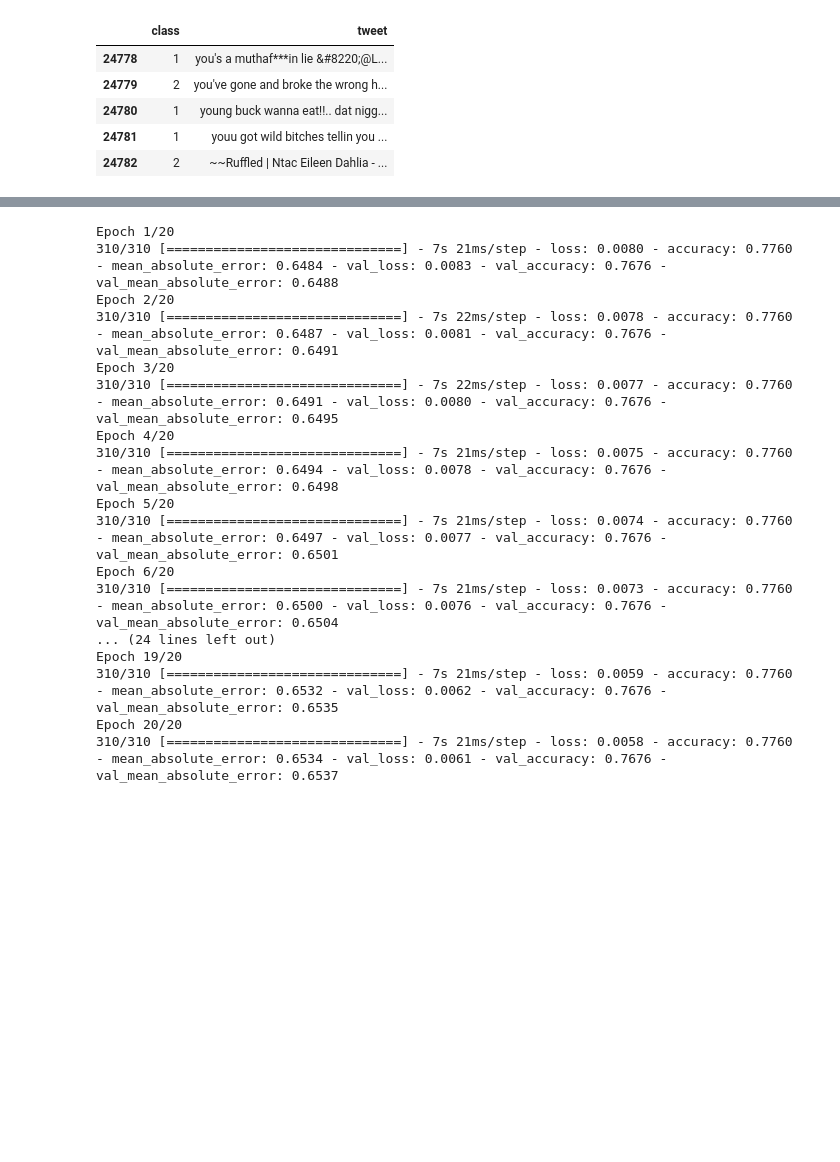
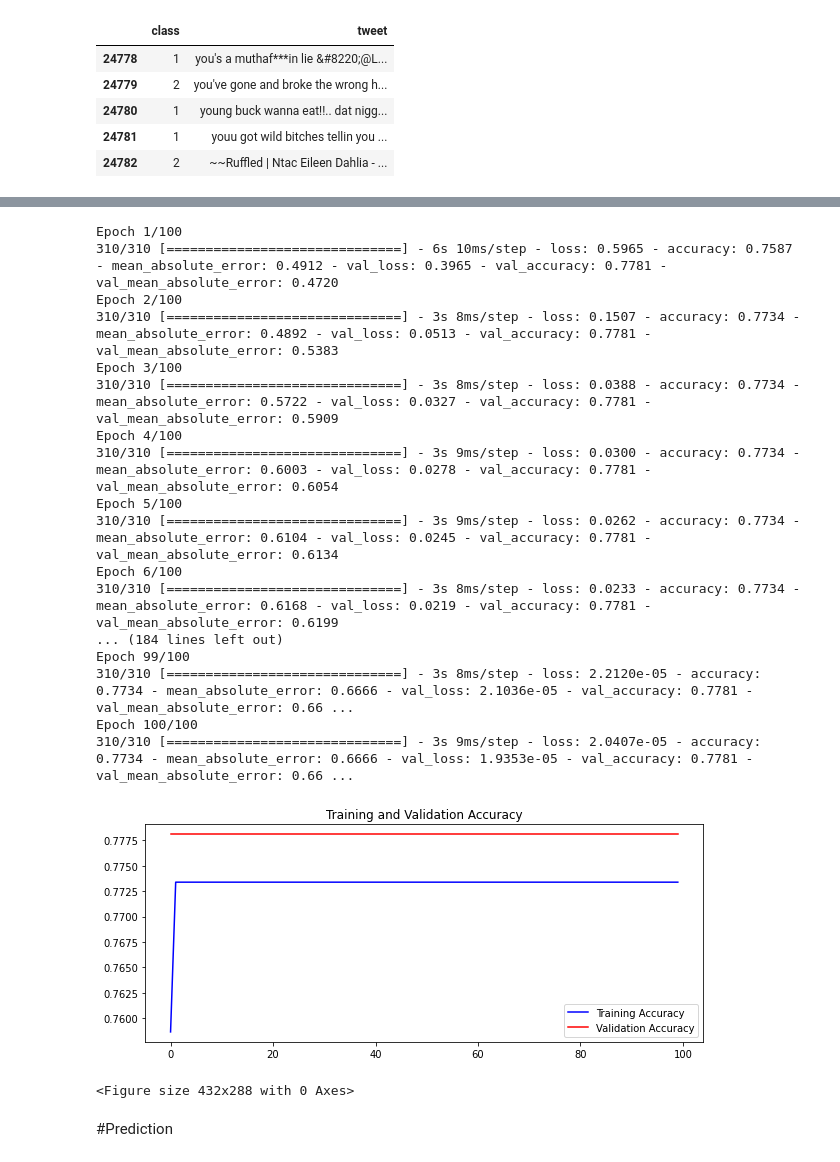
Before and after one commit to Nanangk/Hate_Speech_Detection_on_Tweet, a Jupyter notebook: Hate_Speech_Detection.ipynb, the cells around one changed output, grey strips where cells are left out. Cells and saved outputs as stored; diff of their text form; code cells hidden in the pictures; blank space fills up the shorter version.

```diff
--- a/Hate_Speech_Detection.ipynb
+++ b/Hate_Speech_Detection.ipynb
@@ -69,29 +123,49 @@ model = tf.keras.Sequential([
 # %%
 #compile model
 model.compile(loss='kl_divergence',
-              optimizer=tf.keras.optimizers.Adadelta(learning_rate=0.001),
+              optimizer=tf.keras.optimizers.Adam(learning_rate=1e-5),
               metrics=['accuracy',tf.keras.metrics.MeanAbsoluteError()])
 # %%
 #training model
 
-history = model.fit(padded_latih, categori_train, epochs=20, batch_size=64,
+mymodel = model.fit(padded_latih, categori_train, epochs=100, batch_size=64,
                     validation_data=(padded_test, categori_test),
                     verbose=1)
 # %% [output]
-Epoch 1/20
-310/310 [==============================] - 7s 21ms/step - loss: 0.0080 - accuracy: 0.7760 - mean_absolute_error: 0.6484 - val_loss: 0.0083 - val_accuracy: 0.7676 - val_mean_absolute_error: 0.6488
-Epoch 2/20
-310/310 [==============================] - 7s 22ms/step - loss: 0.0078 - accuracy: 0.7760 - mean_absolute_error: 0.6487 - val_loss: 0.0081 - val_accuracy: 0.7676 - val_mean_absolute_error: 0.6491
-Epoch 3/20
-310/310 [==============================] - 7s 22ms/step - loss: 0.0077 - accuracy: 0.7760 - mean_absolute_error: 0.6491 - val_loss: 0.0080 - val_accuracy: 0.7676 - val_mean_absolute_error: 0.6495
-Epoch 4/20
-310/310 [==============================] - 7s 21ms/step - loss: 0.0075 - accuracy: 0.7760 - mean_absolute_error: 0.6494 - val_loss: 0.0078 - val_accuracy: 0.7676 - val_mean_absolute_error: 0.6498
-Epoch 5/20
-310/310 [==============================] - 7s 21ms/step - loss: 0.0074 - accuracy: 0.7760 - mean_absolute_error: 0.6497 - val_loss: 0.0077 - val_accuracy: 0.7676 - val_mean_absolute_error: 0.6501
-Epoch 6/20
-310/310 [==============================] - 7s 21ms/step - loss: 0.0073 - accuracy: 0.7760 - mean_absolute_error: 0.6500 - val_loss: 0.0076 - val_accuracy: 0.7676 - val_mean_absolute_error: 0.6504
-... (24 lines left out)
-Epoch 19/20
-310/310 [==============================] - 7s 21ms/step - loss: 0.0059 - accuracy: 0.7760 - mean_absolute_error: 0.6532 - val_loss: 0.0062 - val_accuracy: 0.7676 - val_mean_absolute_error: 0.6535
-Epoch 20/20
-310/310 [==============================] - 7s 21ms/step - loss: 0.0058 - accuracy: 0.7760 - mean_absolute_error: 0.6534 - val_loss: 0.0061 - val_accuracy: 0.7676 - val_mean_absolute_error: 0.6537
+Epoch 1/100
+310/310 [==============================] - 6s 10ms/step - loss: 0.5965 - accuracy: 0.7587 - mean_absolute_error: 0.4912 - val_loss: 0.3965 - val_accuracy: 0.7781 - val_mean_absolute_error: 0.4720
+Epoch 2/100
+310/310 [==============================] - 3s 8ms/step - loss: 0.1507 - accuracy: 0.7734 - mean_absolute_error: 0.4892 - val_loss: 0.0513 - val_accuracy: 0.7781 - val_mean_absolute_error: 0.5383
+Epoch 3/100
+310/310 [==============================] - 3s 8ms/step - loss: 0.0388 - accuracy: 0.7734 - mean_absolute_error: 0.5722 - val_loss: 0.0327 - val_accuracy: 0.7781 - val_mean_absolute_error: 0.5909
+Epoch 4/100
+310/310 [==============================] - 3s 9ms/step - loss: 0.0300 - accuracy: 0.7734 - mean_absolute_error: 0.6003 - val_loss: 0.0278 - val_accuracy: 0.7781 - val_mean_absolute_error: 0.6054
+Epoch 5/100
+310/310 [==============================] - 3s 9ms/step - loss: 0.0262 - accuracy: 0.7734 - mean_absolute_error: 0.6104 - val_loss: 0.0245 - val_accuracy: 0.7781 - val_mean_absolute_error: 0.6134
+Epoch 6/100
+310/310 [==============================] - 3s 8ms/step - loss: 0.0233 - accuracy: 0.7734 - mean_absolute_error: 0.6168 - val_loss: 0.0219 - val_accuracy: 0.7781 - val_mean_absolute_error: 0.6199
+... (184 lines left out)
+Epoch 99/100
+310/310 [==============================] - 3s 8ms/step - loss: 2.2120e-05 - accuracy: 0.7734 - mean_absolute_error: 0.6666 - val_loss: 2.1036e-05 - val_accuracy: 0.7781 - val_mean_absolute_error: 0.66 ...
+Epoch 100/100
+310/310 [==============================] - 3s 9ms/step - loss: 2.0407e-05 - accuracy: 0.7734 - mean_absolute_error: 0.6666 - val_loss: 1.9353e-05 - val_accuracy: 0.7781 - val_mean_absolute_error: 0.66 ...
+# %%
+#plot accuracy
+acc = mymodel.history['accuracy']
+val_acc = mymodel.history['val_accuracy']
+
+epochs = range(len(acc))
+
+fig, ax = plt.subplots(figsize=(10,4))
+ax.plot(epochs, acc, 'b', label='Training Accuracy')
+ax.plot(epochs, val_acc, 'r', label='Validation Accuracy')
+ax.set_title('Training and Validation Accuracy')
+plt.legend(loc=0)
+plt.figure()
+
+plt.show()
+# %% [output]
+[figure, added]
+<Figure size 432x288 with 0 Axes>
+# %% [markdown]
+#Prediction
```
Also changed, not shown: parts of 21 cells of this notebook.
